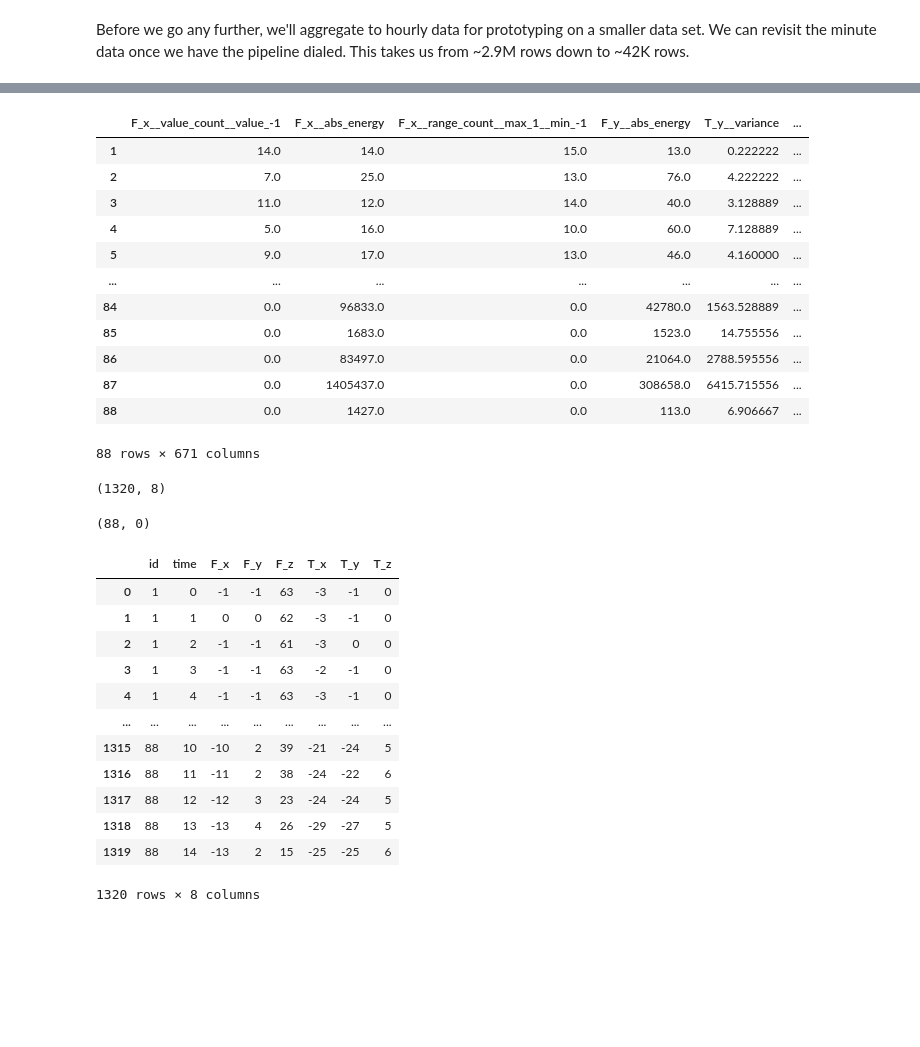
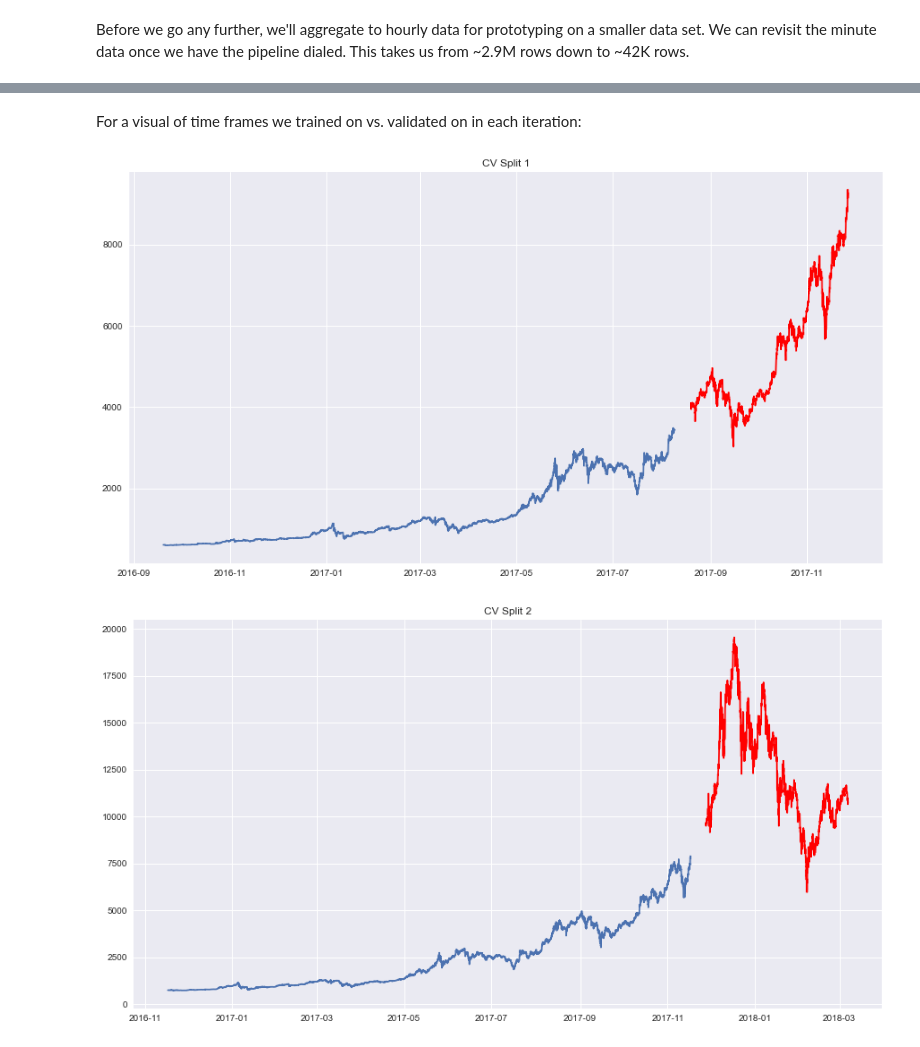
Before and after one commit to dbandrews/bitcoin-trading, a Jupyter notebook: pricing_analysis.ipynb, the cells around one changed output, grey strips where cells are left out. Saved outputs shown, nothing was run; the diff lists cells and outputs as text; code cells hidden in the pictures; blank space fills up the shorter version.

```diff
--- a/pricing_analysis.ipynb
+++ b/pricing_analysis.ipynb
@@ -861,40 +676,13 @@ features_filtered_direct.shape
-# %%
-features_filtered_direct
-# %% [output]
-|  | F_x__value_count__value_-1 | F_x__abs_energy | F_x__range_count__max_1__min_-1 | F_y__abs_energy | T_y__variance | ... |
-| 1 | 14.0 | 14.0 | 15.0 | 13.0 | 0.222222 | ... |
-| 2 | 7.0 | 25.0 | 13.0 | 76.0 | 4.222222 | ... |
-| 3 | 11.0 | 12.0 | 14.0 | 40.0 | 3.128889 | ... |
-| 4 | 5.0 | 16.0 | 10.0 | 60.0 | 7.128889 | ... |
-| 5 | 9.0 | 17.0 | 13.0 | 46.0 | 4.160000 | ... |
-| ... | ... | ... | ... | ... | ... | ... |
-| 84 | 0.0 | 96833.0 | 0.0 | 42780.0 | 1563.528889 | ... |
-| 85 | 0.0 | 1683.0 | 0.0 | 1523.0 | 14.755556 | ... |
-| 86 | 0.0 | 83497.0 | 0.0 | 21064.0 | 2788.595556 | ... |
-| 87 | 0.0 | 1405437.0 | 0.0 | 308658.0 | 6415.715556 | ... |
-| 88 | 0.0 | 1427.0 | 0.0 | 113.0 | 6.906667 | ... |
-88 rows × 671 columns
-# %%
-df_ts.shape
-# %% [output]
-(1320, 8)
-# %%
-X.shape
-# %% [output]
-(88, 0)
-# %%
-df_ts
-# %% [output]
-|  | id | time | F_x | F_y | F_z | T_x | T_y | T_z |
-| 0 | 1 | 0 | -1 | -1 | 63 | -3 | -1 | 0 |
-| 1 | 1 | 1 | 0 | 0 | 62 | -3 | -1 | 0 |
-| 2 | 1 | 2 | -1 | -1 | 61 | -3 | 0 | 0 |
-| 3 | 1 | 3 | -1 | -1 | 63 | -2 | -1 | 0 |
-| 4 | 1 | 4 | -1 | -1 | 63 | -3 | -1 | 0 |
-| ... | ... | ... | ... | ... | ... | ... | ... | ... |
-| 1315 | 88 | 10 | -10 | 2 | 39 | -21 | -24 | 5 |
-| 1316 | 88 | 11 | -11 | 2 | 38 | -24 | -22 | 6 |
-| 1317 | 88 | 12 | -12 | 3 | 23 | -24 | -24 | 5 |
-| 1318 | 88 | 13 | -13 | 4 | 26 | -29 | -27 | 5 |
-| 1319 | 88 | 14 | -13 | 2 | 15 | -25 | -25 | 6 |
-1320 rows × 8 columns
+# %% [markdown]
+For a visual of time frames we trained on vs. validated on in each iteration:
+# %%
+split = 0
+for train_ix, test_ix in splitter.split(x_target['close'], y_target, groups):
+    fig,ax=plt.subplots()
+    ax.plot(x_target.loc[train_ix,'timestamp'],x_target.loc[train_ix,'close'])
+    ax.plot(x_target.loc[test_ix,'timestamp'],x_target.loc[test_ix,'close'], c='red')
+    ax.set_title(f"CV Split {split}")
+    split += 1
+# %% [output]
+[figure, added]
+[figure, added]
```
Also changed, not shown: parts of 35 cells of this notebook.
